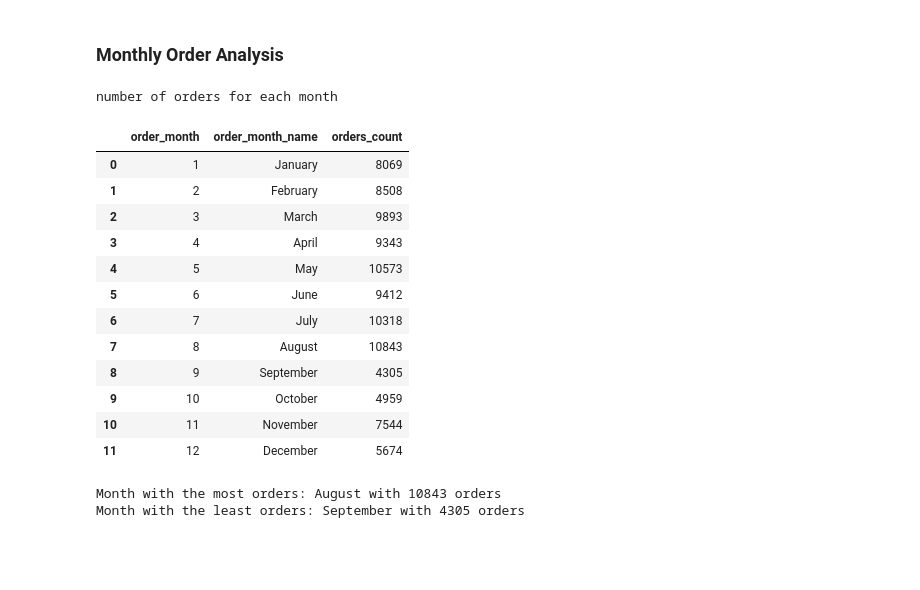
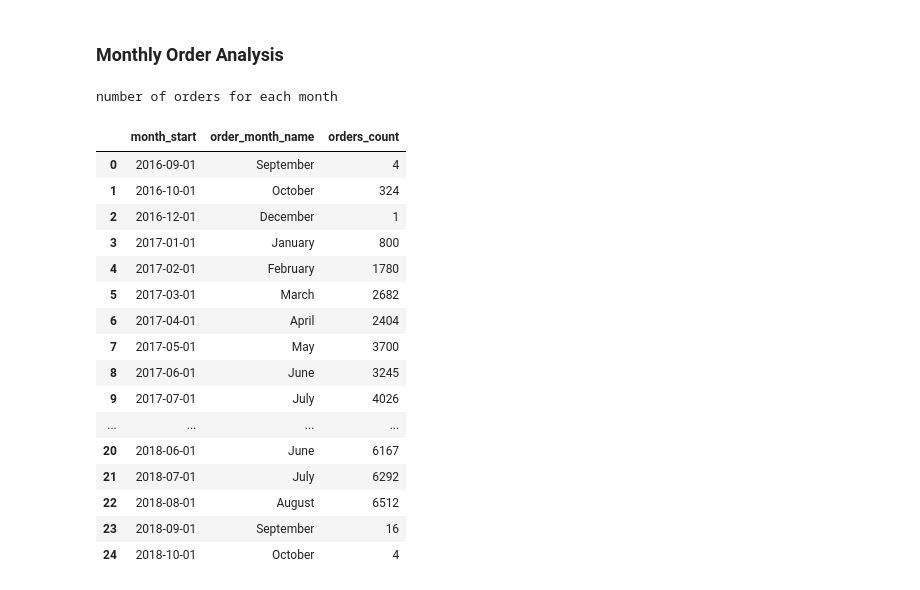
Before and after one commit to Abolfazl-Moradi006/Olist-data-analysis, a Jupyter notebook: Notebooks/3_Order Status & Time Trend Analysis.ipynb, the cells around one changed output. Drawn from its saved outputs; the diff is of its cells as text; code cells hidden in the pictures; blank space fills up the shorter version.

Commit message:
update the monthly_order chart

```diff
--- a/Notebooks/3_Order Status & Time Trend Analysis.ipynb
+++ b/Notebooks/3_Order Status & Time Trend Analysis.ipynb
@@ -98,45 +98,39 @@ Overall, Olist demonstrates a high order fulfillment rate and a relatively low c
 # %%
 monthly_order = con.sql("""
     select order_month,
+            order_year,
             count(*) as orders_count
     from orders
-    group by order_month
-    order by order_month
+    group by order_year, order_month
+    order by order_year ,order_month
 """).df()
 
 #set month name
 monthly_order["order_month_name"] = pd.to_datetime(monthly_order['order_month'], format='%m').dt.month_name()
 
-print("number of orders for each month")
-display(monthly_order[["order_month","order_month_name","orders_count"]])
+# Real date column, so months sort and plot chronologically
+monthly_order["month_start"] = pd.to_datetime(
+    dict(year=monthly_order["order_year"], month=monthly_order["order_month"], day=1)
+)
 
-
-#most and least month otders
-max_month = monthly_order.loc[monthly_order["orders_count"].idxmax()]
-min_month = monthly_order.loc[monthly_order["orders_count"].idxmin()]
-
-print(
-    f"Month with the most orders: {max_month['order_month_name']} "
-    f"with {max_month['orders_count']} orders"
-)
-print(
-    f"Month with the least orders: {min_month['order_month_name']} "
-    f"with {min_month['orders_count']} orders"
-)
+print("number of orders for each month:")
+display(monthly_order[["month_start","order_month_name","orders_count"]])
 # %% [output]
 number of orders for each month
-|  | order_month | order_month_name | orders_count |
-| 0 | 1 | January | 8069 |
-| 1 | 2 | February | 8508 |
-| 2 | 3 | March | 9893 |
-| 3 | 4 | April | 9343 |
-| 4 | 5 | May | 10573 |
-| 5 | 6 | June | 9412 |
-| 6 | 7 | July | 10318 |
-| 7 | 8 | August | 10843 |
-| 8 | 9 | September | 4305 |
-| 9 | 10 | October | 4959 |
-| 10 | 11 | November | 7544 |
-| 11 | 12 | December | 5674 |
+|  | month_start | order_month_name | orders_count |
+| 0 | 2016-09-01 | September | 4 |
+| 1 | 2016-10-01 | October | 324 |
+| 2 | 2016-12-01 | December | 1 |
+| 3 | 2017-01-01 | January | 800 |
+| 4 | 2017-02-01 | February | 1780 |
+| 5 | 2017-03-01 | March | 2682 |
+| 6 | 2017-04-01 | April | 2404 |
+| 7 | 2017-05-01 | May | 3700 |
+| 8 | 2017-06-01 | June | 3245 |
+| 9 | 2017-07-01 | July | 4026 |
+| ... | ... | ... | ... |
+| 20 | 2018-06-01 | June | 6167 |
+| 21 | 2018-07-01 | July | 6292 |
+| 22 | 2018-08-01 | August | 6512 |
+| 23 | 2018-09-01 | September | 16 |
+| 24 | 2018-10-01 | October | 4 |
-Month with the most orders: August with 10843 orders
-Month with the least orders: September with 4305 orders
```
Also changed, not shown: parts of 4 cells of this notebook.
